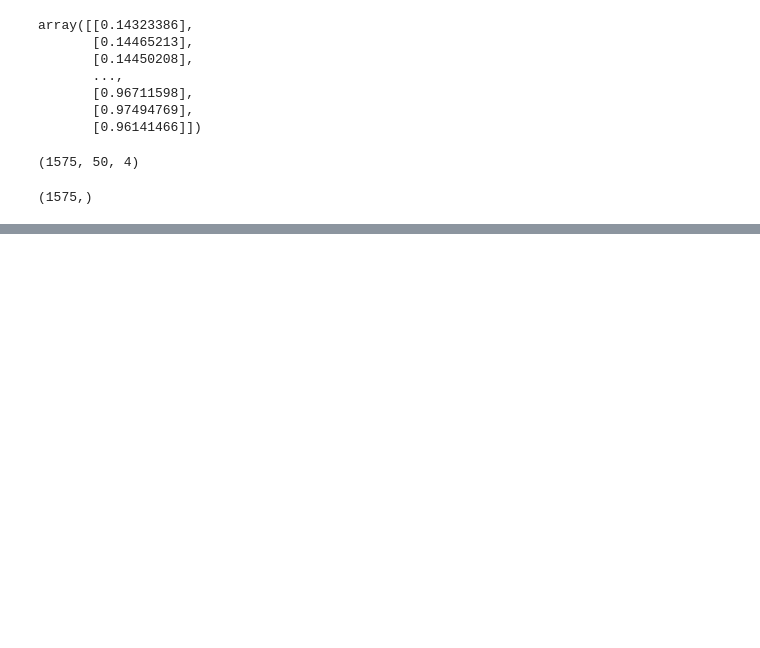
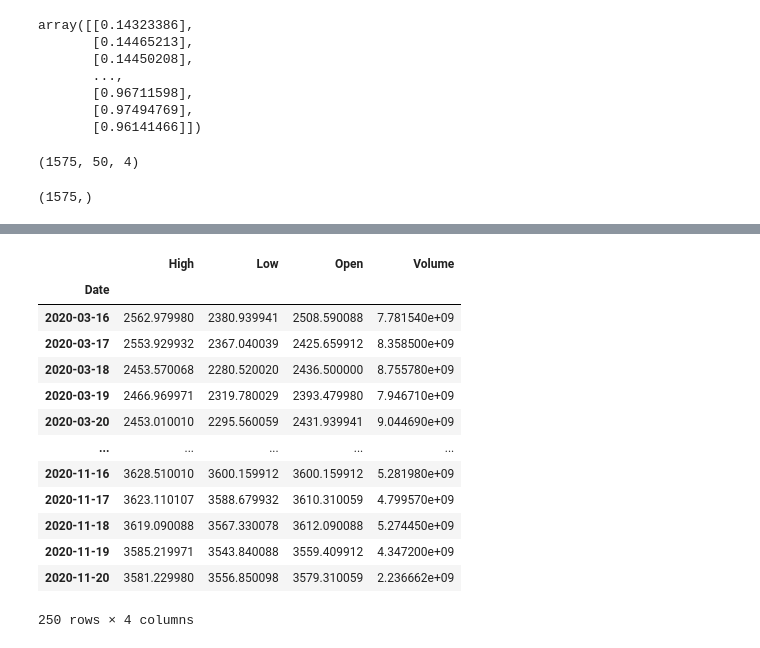
Before and after one commit to isoori/yahoo-price, a Jupyter notebook: Untitled.ipynb, the cells around one changed output, grey strips where cells are left out. Saved outputs shown, nothing was run; the diff lists cells and outputs as text; code cells hidden in the pictures; blank space fills up the shorter version.

```diff
--- a/Untitled.ipynb
+++ b/Untitled.ipynb
@@ -184,0 +217,17 @@ y_train.shape
+# %%
+te
+# %% [output]
+|  | High | Low | Open | Volume |
+| Date |  |  |  |  |
+| 2020-03-16 | 2562.979980 | 2380.939941 | 2508.590088 | 7.781540e+09 |
+| 2020-03-17 | 2553.929932 | 2367.040039 | 2425.659912 | 8.358500e+09 |
+| 2020-03-18 | 2453.570068 | 2280.520020 | 2436.500000 | 8.755780e+09 |
+| 2020-03-19 | 2466.969971 | 2319.780029 | 2393.479980 | 7.946710e+09 |
+| 2020-03-20 | 2453.010010 | 2295.560059 | 2431.939941 | 9.044690e+09 |
+| ... | ... | ... | ... | ... |
+| 2020-11-16 | 3628.510010 | 3600.159912 | 3600.159912 | 5.281980e+09 |
+| 2020-11-17 | 3623.110107 | 3588.679932 | 3610.310059 | 4.799570e+09 |
+| 2020-11-18 | 3619.090088 | 3567.330078 | 3612.090088 | 5.274450e+09 |
+| 2020-11-19 | 3585.219971 | 3543.840088 | 3559.409912 | 4.347200e+09 |
+| 2020-11-20 | 3581.229980 | 3556.850098 | 3579.310059 | 2.236662e+09 |
+250 rows × 4 columns
```
Also changed, not shown: parts of 4 cells of this notebook.
